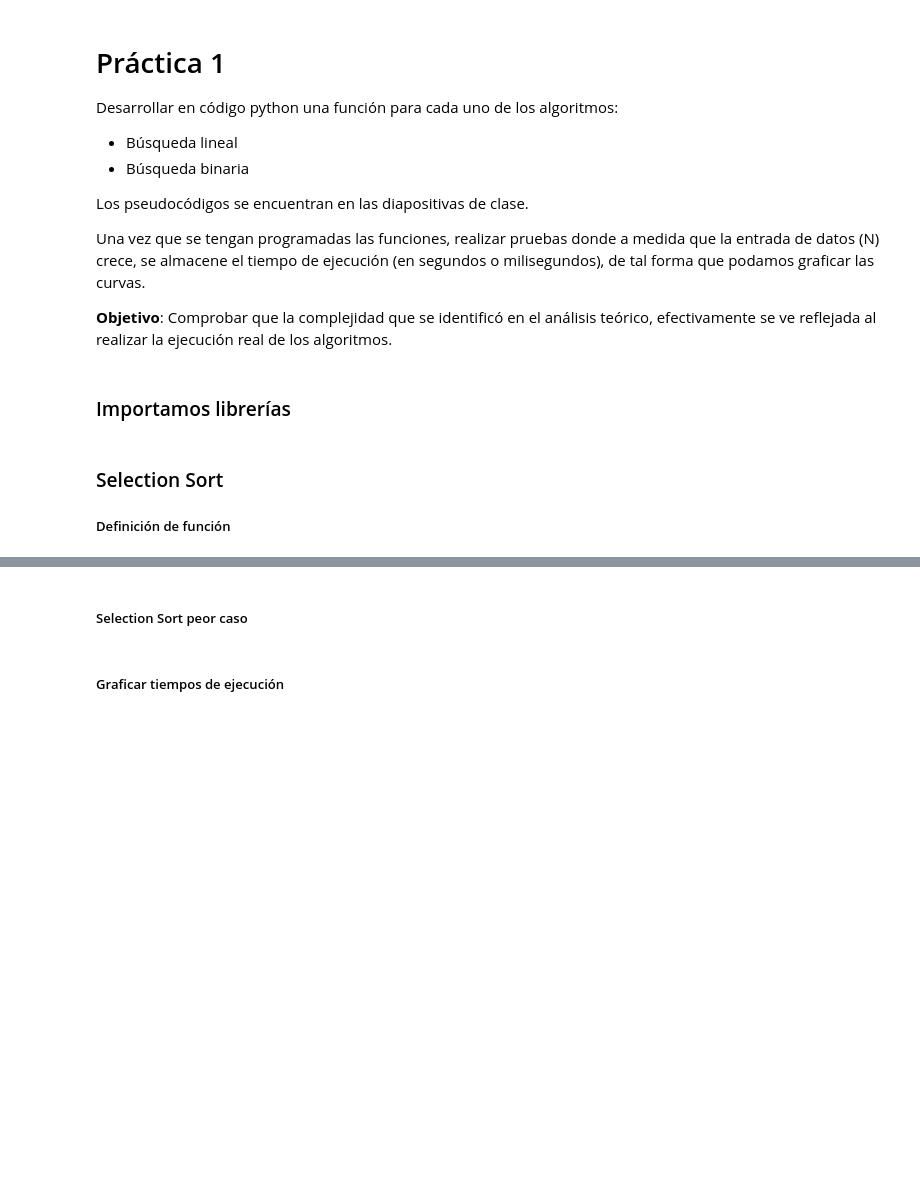
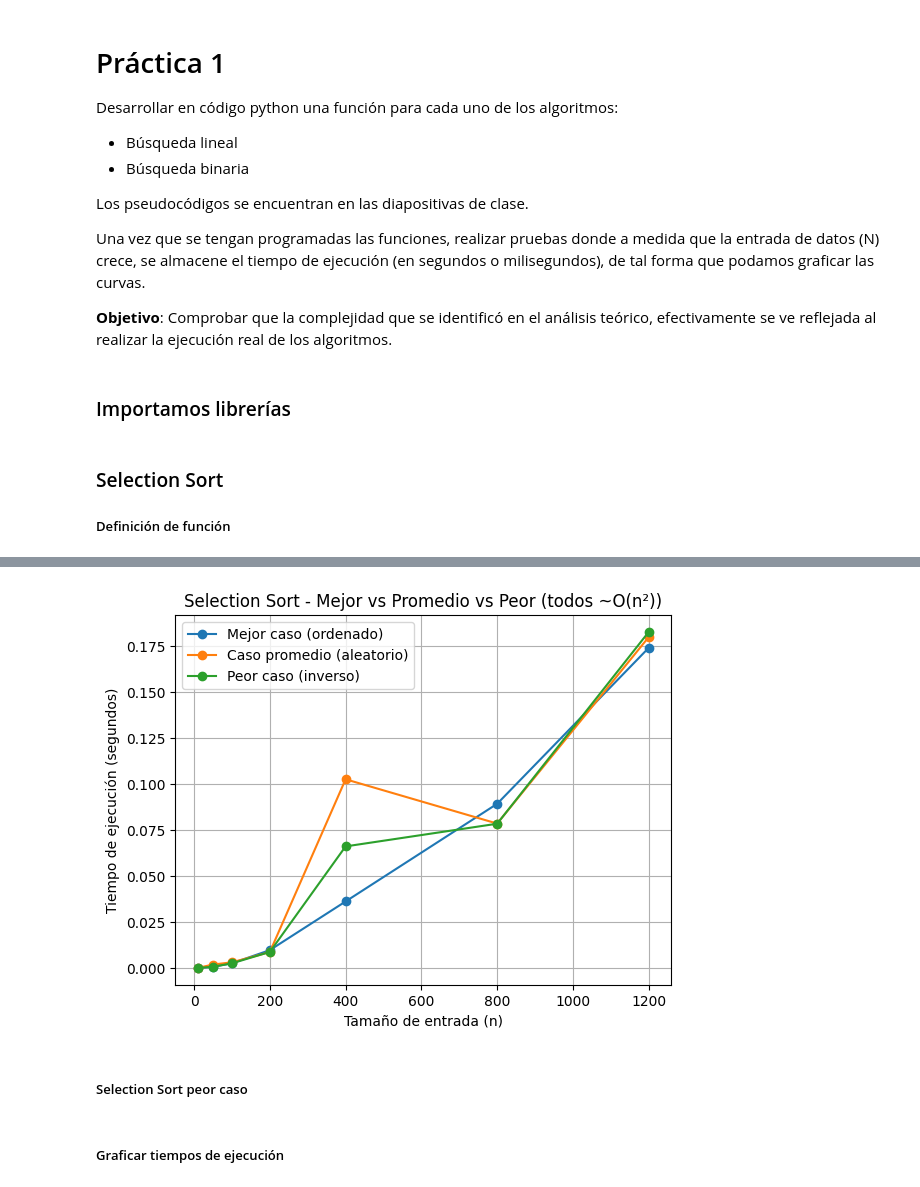
Before and after one commit to lagarda2904/Pagina, a Jupyter notebook: tareas/Practica1.ipynb, the cells around one changed output, grey strips where cells are left out. Cells and saved outputs as stored; diff of their text form; code cells hidden in the pictures; blank space fills up the shorter version.

```diff
--- a/tareas/Practica1.ipynb
+++ b/tareas/Practica1.ipynb
@@ -34,0 +26,78 @@ def selection_sort(A):
+# %%
+import numpy as np
+import time
+import matplotlib.pyplot as plt
+
+def selection_sort(A):
+    for i in range(len(A)):
+        min_idx = i
+        for j in range(i + 1, len(A)):
+            if A[min_idx] > A[j]:
+                min_idx = j
+        A[i], A[min_idx] = A[min_idx], A[i]
+    return A
+
+# Diferentes tamaños de n
+n = [10, 50, 100, 200, 400, 800, 1200]
+
+# Para guardar tiempos
+tiempos_mejor = []
+tiempos_promedio = []
+tiempos_peor = []
+
+# Repeticiones para que el promedio de tiempo sea más estable
+reps = 5
+
+for size in n:
+    # --- Construcción de casos ---
+    A_mejor = np.arange(size)             # ya ordenado
+    A_peor = np.arange(size, 0, -1)       # orden inverso
+
+
+    #  Medir mejor caso
+    t = 0.0
+    for _ in range(reps):
+        arr = A_mejor.copy()
+        inicio = time.perf_counter()
+        selection_sort(arr)
+        fin = time.perf_counter()
+        t += (fin - inicio)
+    tiempos_mejor.append(t / reps)
+
+    # Medir peor caso
+    t = 0.0
+    for _ in range(reps):
+        arr = A_peor.copy()
+        inicio = time.perf_counter()
+        selection_sort(arr)
+        fin = time.perf_counter()
+        t += (fin - inicio)
+    tiempos_peor.append(t / reps)
+
+    # Medir caso promedio
+    t = 0.0
+    for _ in range(reps):
+        A_prom = np.random.randint(0, 1000000, size)
+        inicio = time.perf_counter()
+        selection_sort(A_prom)
+        fin = time.perf_counter()
+        t += (fin - inicio)
+    tiempos_promedio.append(t / reps)
+
+print("n =", n)
+print("mejor =", tiempos_mejor)
+print("promedio =", tiempos_promedio)
+print("peor =", tiempos_peor)
+
+# Gráfica
+plt.plot(n, tiempos_mejor, marker='o', label='Mejor caso (ordenado)')
+plt.plot(n, tiempos_promedio, marker='o', label='Caso promedio (aleatorio)')
+plt.plot(n, tiempos_peor, marker='o', label='Peor caso (inverso)')
+
+plt.xlabel("Tamaño de entrada (n)")
+plt.ylabel("Tiempo de ejecución (segundos)")
+plt.title("Selection Sort - Mejor vs Promedio vs Peor (todos ~O(n²))")
+plt.grid(True)
+plt.legend()
+plt.show()
+# %% [output]
@@ -35,3 +108,4 @@ def selection_sort(A):
+[figure, added]
 # %% [markdown]
 ##### Selection Sort peor caso
 # %%
```
Also changed, not shown: parts of 6 cells of this notebook.
